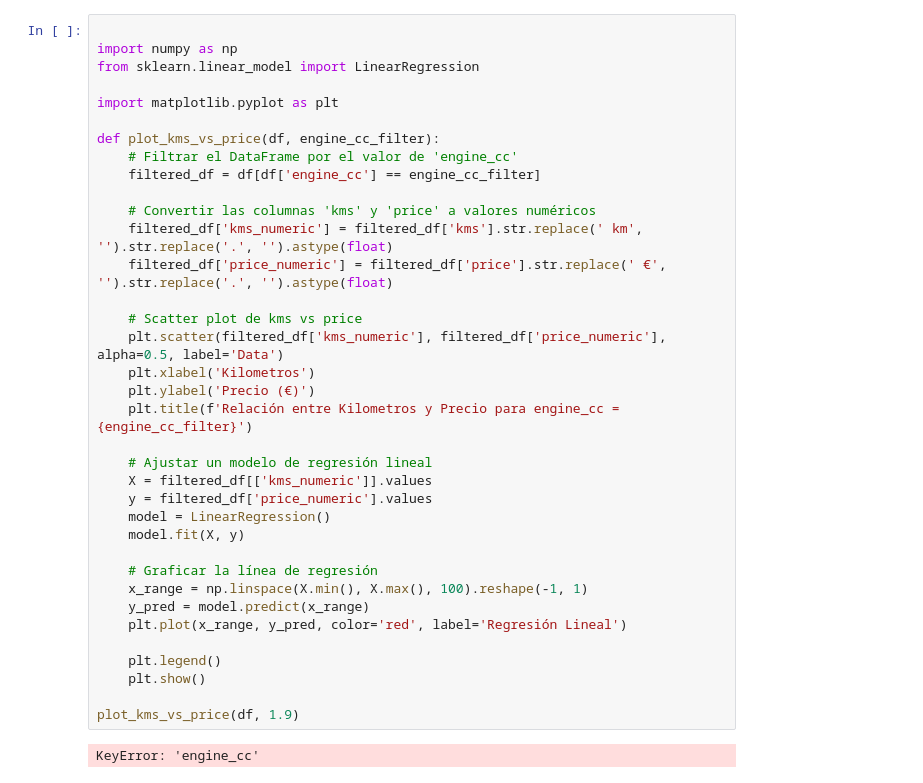
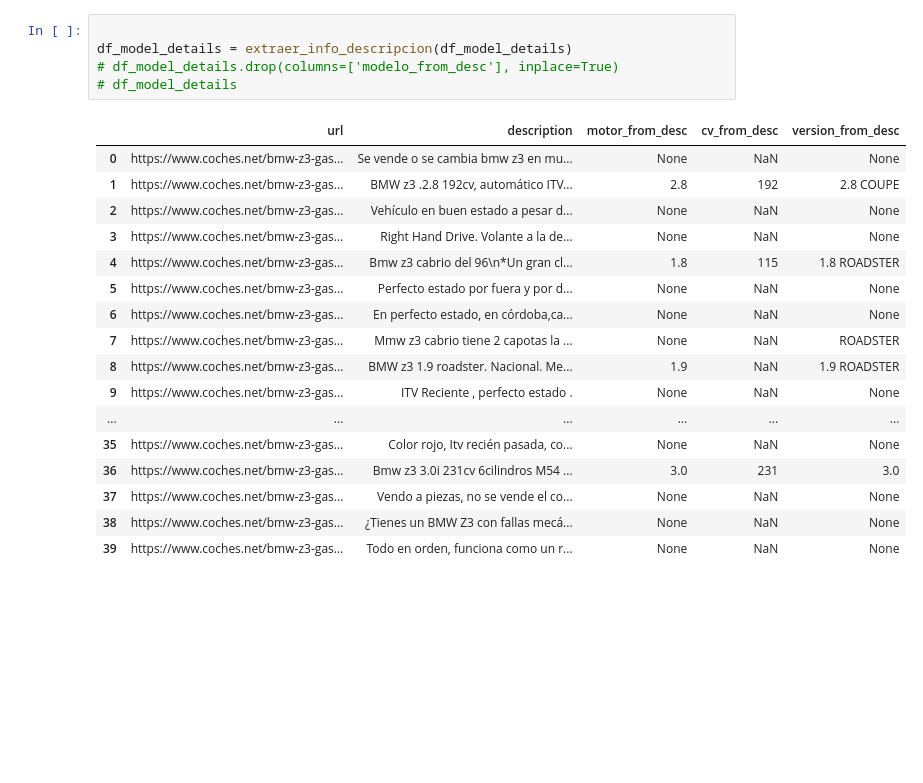
Before and after one commit to MrGG14/CochesNet, a Jupyter notebook: rs.ipynb, the cells around one changed output. Saved outputs shown, nothing was run; the diff lists cells and outputs as text; blank space fills up the shorter version.

```diff
--- a/rs.ipynb
+++ b/rs.ipynb
@@ -370,38 +459,23 @@ df_model_details
-# %%
-
-import numpy as np
-from sklearn.linear_model import LinearRegression
-
-import matplotlib.pyplot as plt
-
-def plot_kms_vs_price(df, engine_cc_filter):
-    # Filtrar el DataFrame por el valor de 'engine_cc'
-    filtered_df = df[df['engine_cc'] == engine_cc_filter]
-
-    # Convertir las columnas 'kms' y 'price' a valores numéricos
-    filtered_df['kms_numeric'] = filtered_df['kms'].str.replace(' km', '').str.replace('.', '').astype(float)
-    filtered_df['price_numeric'] = filtered_df['price'].str.replace(' €', '').str.replace('.', '').astype(float)
-
-    # Scatter plot de kms vs price
-    plt.scatter(filtered_df['kms_numeric'], filtered_df['price_numeric'], alpha=0.5, label='Data')
-    plt.xlabel('Kilometros')
-    plt.ylabel('Precio (€)')
-    plt.title(f'Relación entre Kilometros y Precio para engine_cc = {engine_cc_filter}')
-
-    # Ajustar un modelo de regresión lineal
-    X = filtered_df[['kms_numeric']].values
-    y = filtered_df['price_numeric'].values
-    model = LinearRegression()
-    model.fit(X, y)
-
-    # Graficar la línea de regresión
-    x_range = np.linspace(X.min(), X.max(), 100).reshape(-1, 1)
-    y_pred = model.predict(x_range)
-    plt.plot(x_range, y_pred, color='red', label='Regresión Lineal')
-
-    plt.legend()
-    plt.show()
-
-plot_kms_vs_price(df, 1.9)
-# %% [output]
-KeyError: 'engine_cc'
+# %%
+
+df_model_details = extraer_info_descripcion(df_model_details)
+# df_model_details.drop(columns=['modelo_from_desc'], inplace=True)
+# df_model_details
+# %% [output]
+|  | url | description | motor_from_desc | cv_from_desc | version_from_desc |
+| 0 | https://www.coches.net/bmw-z3-gas... | Se vende o se cambia bmw z3 en mu... | None | NaN | None |
+| 1 | https://www.coches.net/bmw-z3-gas... | BMW z3 .2.8 192cv, automático ITV... | 2.8 | 192 | 2.8 COUPE |
+| 2 | https://www.coches.net/bmw-z3-gas... | Vehículo en buen estado a pesar d... | None | NaN | None |
+| 3 | https://www.coches.net/bmw-z3-gas... | Right Hand Drive. Volante a la de... | None | NaN | None |
+| 4 | https://www.coches.net/bmw-z3-gas... | Bmw z3 cabrio del 96\n*Un gran cl... | 1.8 | 115 | 1.8 ROADSTER |
+| 5 | https://www.coches.net/bmw-z3-gas... | Perfecto estado por fuera y por d... | None | NaN | None |
+| 6 | https://www.coches.net/bmw-z3-gas... | En perfecto estado, en córdoba,ca... | None | NaN | None |
+| 7 | https://www.coches.net/bmw-z3-gas... | Mmw z3 cabrio tiene 2 capotas la ... | None | NaN | ROADSTER |
+| 8 | https://www.coches.net/bmw-z3-gas... | BMW z3 1.9 roadster. Nacional. Me... | 1.9 | NaN | 1.9 ROADSTER |
+| 9 | https://www.coches.net/bmw-z3-gas... | ITV Reciente , perfecto estado . | None | NaN | None |
+| ... | ... | ... | ... | ... | ... |
+| 35 | https://www.coches.net/bmw-z3-gas... | Color rojo, Itv recién pasada, co... | None | NaN | None |
+| 36 | https://www.coches.net/bmw-z3-gas... | Bmw z3 3.0i 231cv 6cilindros M54 ... | 3.0 | 231 | 3.0 |
+| 37 | https://www.coches.net/bmw-z3-gas... | Vendo a piezas, no se vende el co... | None | NaN | None |
+| 38 | https://www.coches.net/bmw-z3-gas... | ¿Tienes un BMW Z3 con fallas mecá... | None | NaN | None |
+| 39 | https://www.coches.net/bmw-z3-gas... | Todo en orden, funciona como un r... | None | NaN | None |
```
Also changed, not shown: parts of 22 cells of this notebook, 2 other files.
